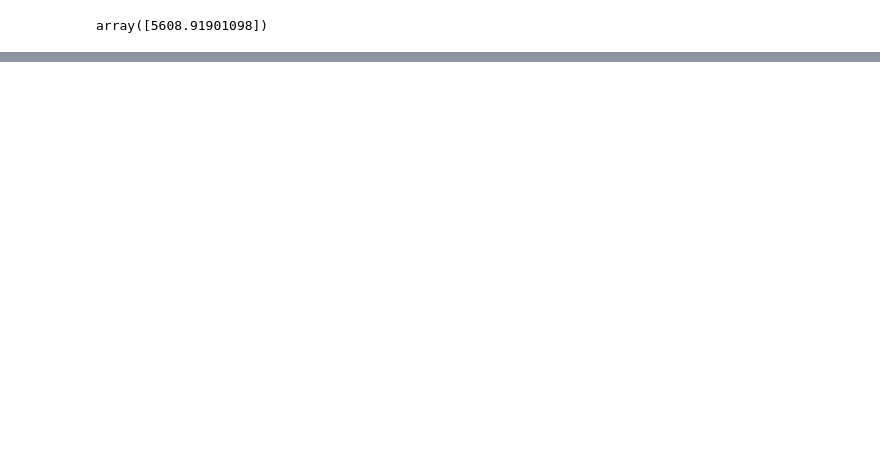
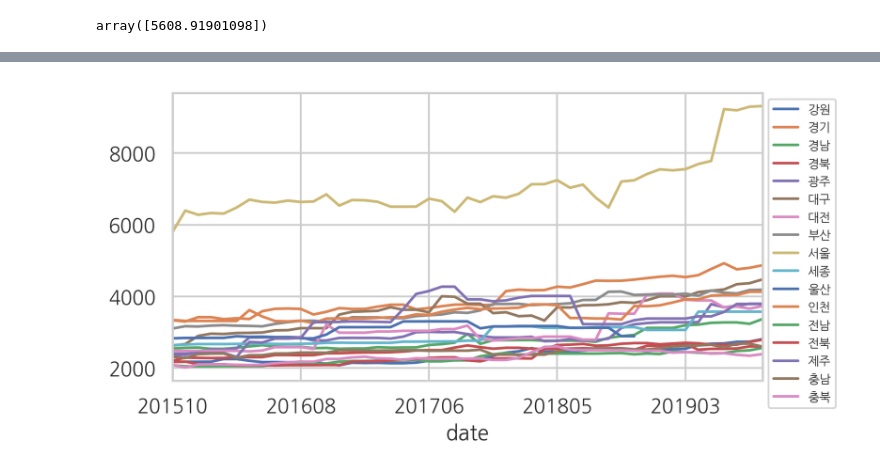
Before and after one commit to trhgu/EDA_project, a Jupyter notebook: Price_of_Apt.ipynb, the cells around one changed output, grey strips where cells are left out. Saved outputs shown, nothing was run; the diff lists cells and outputs as text; code cells hidden in the pictures; blank space fills up the shorter version.

```diff
--- a/Price_of_Apt.ipynb
+++ b/Price_of_Apt.ipynb
@@ -481,0 +92,3 @@ Name: 분양가격(㎡), dtype: float64
+# %%
+master_table = pd.read_csv("result.csv")
+master_table.head(2)
@@ -481,0 +99,4 @@ Name: 분양가격(㎡), dtype: float64
+# %%
+result_pv=master_table.pivot_table("분양가격(㎡)",["date"],["지역명"], aggfunc=np.mean)
+result_pv.index=result_pv.index.astype("str")
+result_pv.head(3)
@@ -481,0 +109,6 @@ Name: 분양가격(㎡), dtype: float64
+# %%
+result_pv.plot()
+plt.legend(loc='upper left', bbox_to_anchor=(1.0, 1.0), fontsize='x-small')
+plt.show()
+# %% [output]
+[figure, added]
```
Also changed, not shown: parts of 65 cells of this notebook.
